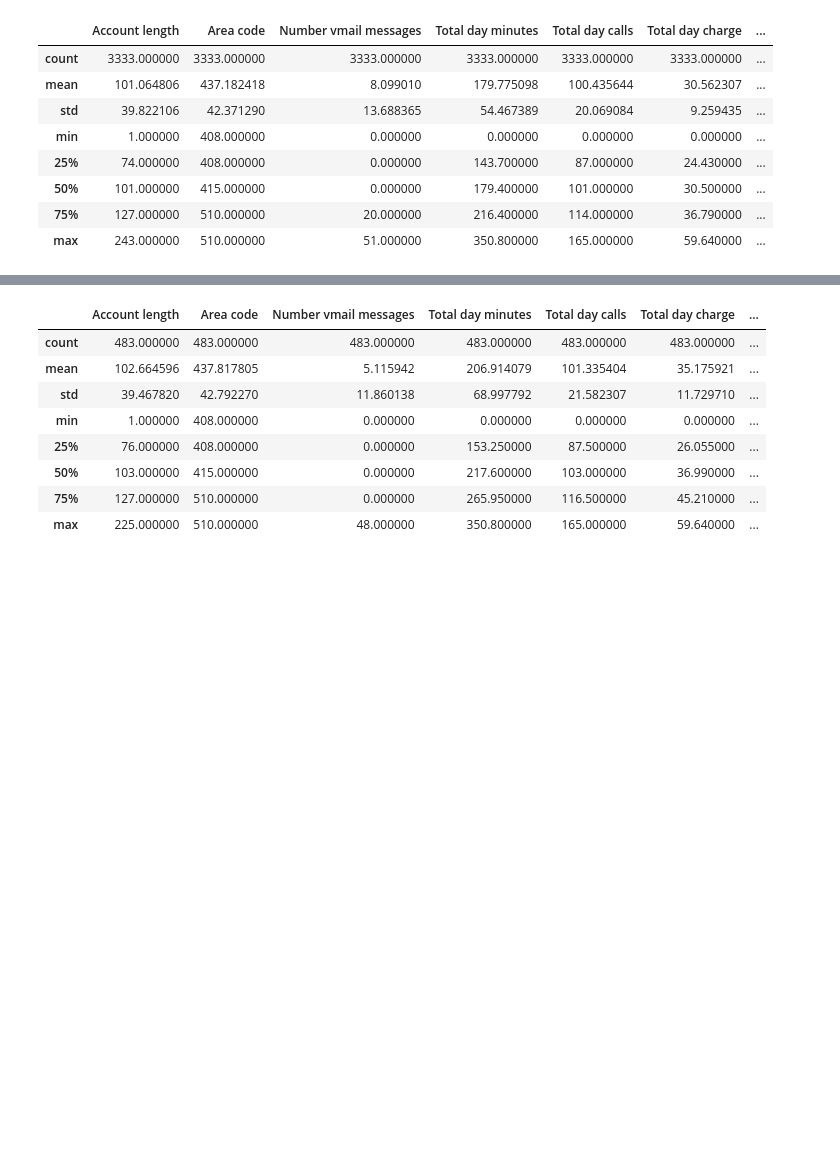
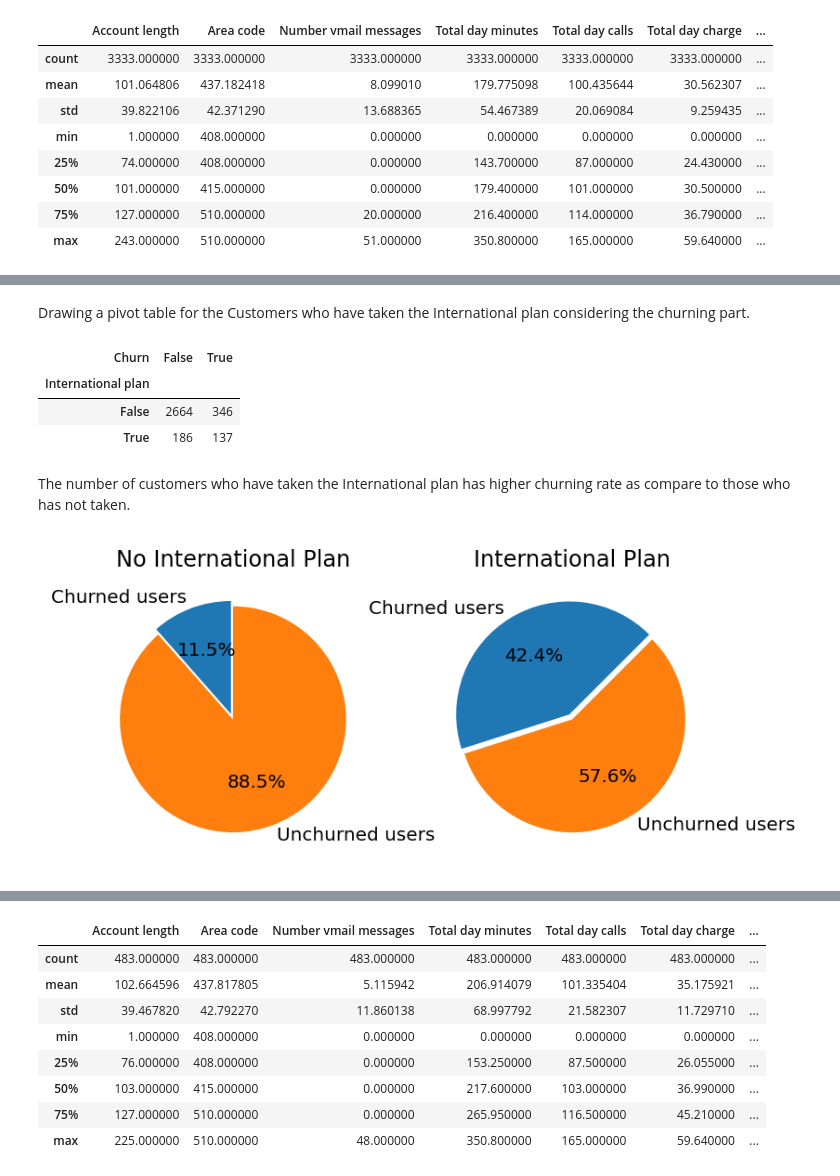
Before and after one commit to ankitbittu/Telecom-Churn-Analysis, a Jupyter notebook: Copy_of_Telecom_Churn_Analysis_Capstone_Project.ipynb, the cells around one changed output, grey strips where cells are left out. Drawn from its saved outputs; the diff is of its cells as text; code cells hidden in the pictures; blank space fills up the shorter version.

```diff
--- a/Copy_of_Telecom_Churn_Analysis_Capstone_Project.ipynb
+++ b/Copy_of_Telecom_Churn_Analysis_Capstone_Project.ipynb
@@ -130,0 +230,37 @@ telecom_df.describe()
+# %% [markdown]
+Drawing a pivot table for the Customers who have taken the International plan considering the churning part.
+# %%
+pd.crosstab(telecom_df["International plan"], telecom_df["Churn"])
+# %% [output]
+| Churn | False | True |
+| International plan |  |  |
+| False | 2664 | 346 |
+| True | 186 | 137 |
+# %% [markdown]
+The number of customers who have taken the International plan has higher churning rate as compare to those who has not taken.
+# %%
+Intl_churn_rate = telecom_df.groupby(['International plan'])['Churn'].agg([np.mean]).rename(columns = {'mean':'churn_rate'})
+# %%
+churn_perct_with_no_Intl_plan = round((Intl_churn_rate.iloc[0,0]*100),3)
+unchurn_perct_with_no_Intl_plan = 100 - churn_perct_with_no_Intl_plan
+
+churn_perct_with_Intl_plan = round((Intl_churn_rate.iloc[1,0]*100),3)
+unchurn_perct_with_Intl_plan = 100 - churn_perct_with_Intl_plan
+
+
+x1 = [churn_perct_with_no_Intl_plan, unchurn_perct_with_no_Intl_plan]
+x2 = [churn_perct_with_Intl_plan, unchurn_perct_with_Intl_plan]
+
+labels = ['Churned users', 'Unchurned users']
+explode = [0.05, 0]
+
+fig = plt.figure(figsize=(6,7),dpi=144)
+ax1 = fig.add_subplot(121)
+ax2 = fig.add_subplot(122)
+ax1.pie(x1, labels = labels,explode = explode, autopct='%1.1f%%', startangle=90)
+ax2.pie(x2, labels = labels,explode = explode, autopct='%1.1f%%', startangle=45)
+ax1.set_title('No International Plan')
+ax2.set_title('International Plan')
+plt.show()
+# %% [output]
+[figure, added]
```
Also changed, not shown: parts of 103 cells of this notebook.
